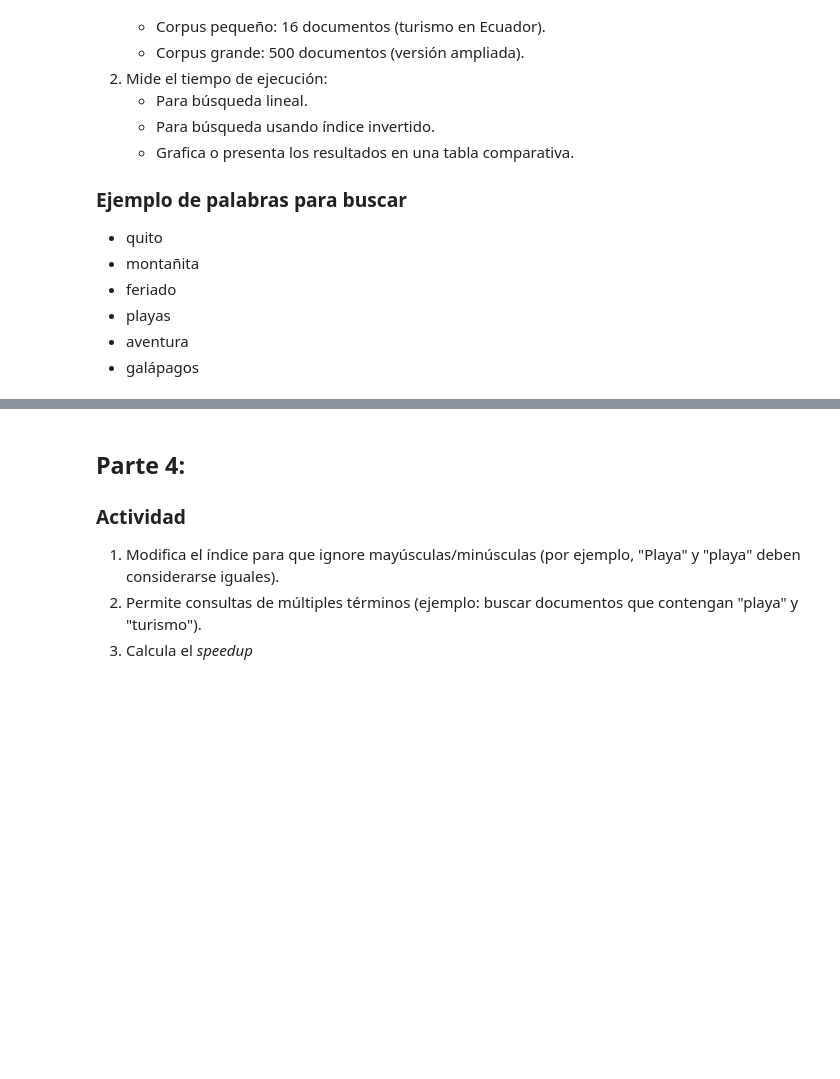
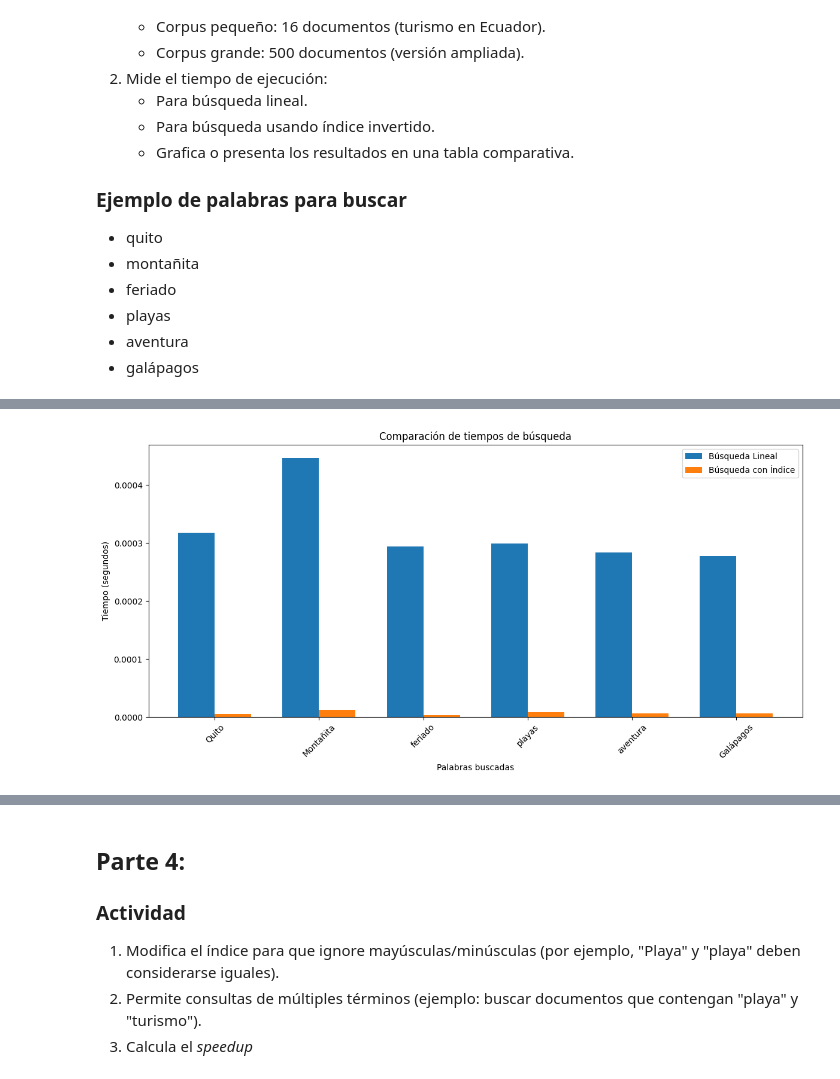
Before and after one commit to PaulLora/ir-2025A, a Jupyter notebook: notebooks/01busquedabasica.ipynb, the cells around one changed output, grey strips where cells are left out. Cells and saved outputs as stored; diff of their text form; code cells hidden in the pictures; blank space fills up the shorter version.

Commit message:
parte 2 3 y 4 del notebook busqueda basica

```diff
--- a/notebooks/01busquedabasica.ipynb
+++ b/notebooks/01busquedabasica.ipynb
@@ -78,0 +176,87 @@ else:
+# %%
+import os
+import time
+import pandas as pd
+import matplotlib.pyplot as plt
+
+# Reutilizamos las funciones de búsqueda anteriores
+def linear_search(query: str, dataset_path: str) -> list:
+    results = []
+    files = [f for f in os.listdir(dataset_path)]
+
+    for corpus in files:
+        corpus_path = os.path.join(dataset_path, corpus)
+        with open(corpus_path, 'r', encoding='utf-8') as file:
+            for doc_id, doc in enumerate(file, 1):
+                if query in doc.split():
+                    results.append({
+                        'corpus': corpus,
+                        'doc_id': doc_id,
+                        'content': doc.strip()
+                    })
+    return results
+
+# Construimos el índice una sola vez
+index = build_inverted_index()  # Usando la función definida en la Parte 2
+
+# Lista de palabras a buscar
+search_words = ['Quito', 'Montañita', 'feriado', 'playas', 'aventura', 'Galápagos']
+
+# Almacenaremos los resultados de tiempo
+results_df = pd.DataFrame(columns=['Palabra', 'Método', 'Tiempo (s)', 'Documentos encontrados'])
+
+# Realizar búsquedas y medir tiempos
+for word in search_words:
+    # Búsqueda lineal
+    start_time = time.time()
+    linear_results = linear_search(word, DATASET_PATH)
+    linear_time = time.time() - start_time
+
+    # Búsqueda con índice
+    start_time = time.time()
+    index_results = search_with_index(word, index)
+    index_time = time.time() - start_time
+
+    # Guardar resultados
+    results_df = results_df._append({
+        'Palabra': word,
+        'Método': 'Lineal',
+        'Tiempo (s)': linear_time,
+        'Documentos encontrados': len(linear_results)
+    }, ignore_index=True)
+
+    results_df = results_df._append({
+        'Palabra': word,
+        'Método': 'Índice',
+        'Tiempo (s)': index_time,
+        'Documentos encontrados': len(index_results)
+    }, ignore_index=True)
+
+# Mostrar tabla de resultados
+print("\nResultados de la comparación:")
+print(results_df.to_string(index=False))
+
+# Crear gráfica comparativa
+plt.figure(figsize=(12, 6))
+words = results_df['Palabra'].unique()
+linear_times = results_df[results_df['Método'] == 'Lineal']['Tiempo (s)']
+index_times = results_df[results_df['Método'] == 'Índice']['Tiempo (s)']
+
+x = range(len(words))
+width = 0.35
+
+plt.bar([i - width/2 for i in x], linear_times, width, label='Búsqueda Lineal')
+plt.bar([i + width/2 for i in x], index_times, width, label='Búsqueda con Índice')
+
+plt.xlabel('Palabras buscadas')
+plt.ylabel('Tiempo (segundos)')
+plt.title('Comparación de tiempos de búsqueda')
+plt.xticks(x, words, rotation=45)
+plt.legend()
+plt.tight_layout()
+plt.show()
+
+# Calcular speedup promedio
+speedup = linear_times.mean() / index_times.mean()
+print(f"\nSpeedup promedio: {speedup:.2f}x")
+# %% [output]
@@ -78,0 +278 @@ else:
+[figure, added]
```
Also changed, not shown: parts of 4 cells of this notebook.
